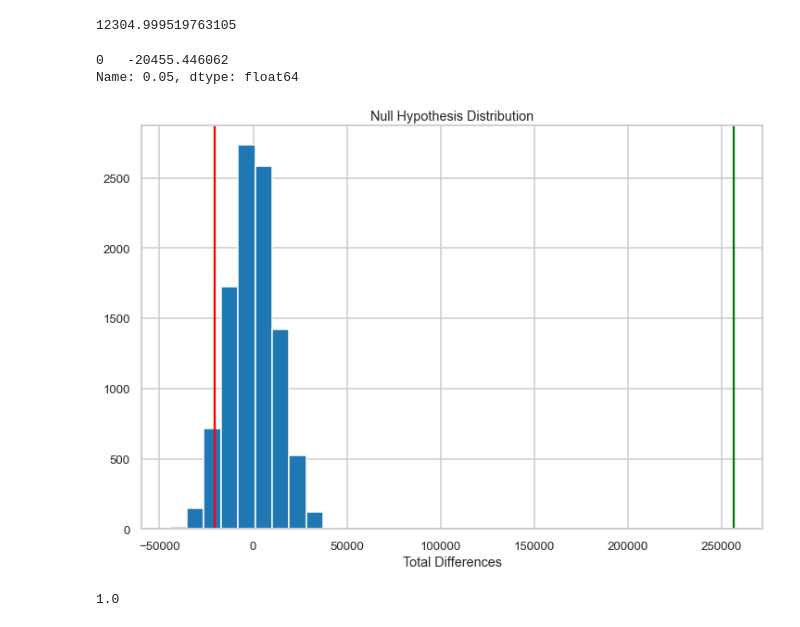
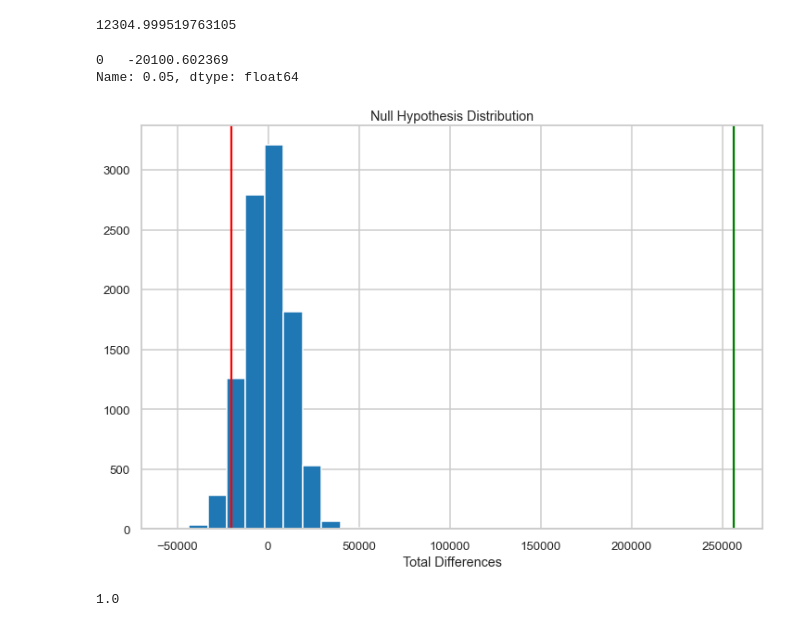
Before and after one commit to MahmoudAdel-hub/New_Product_Marketing_Method, a Jupyter notebook: ProfessionalDA.ipynb, the cells around one changed output. Drawn from its saved outputs; the diff is of its cells as text; code cells hidden in the pictures.

```diff
--- a/ProfessionalDA.ipynb
+++ b/ProfessionalDA.ipynb
@@ -323,22 +323,22 @@ np.std(differences)
 # %% [output]
 12304.999519763105
 # %%
-null = np.random.normal(0,12456.145025344704,size=10000)
+null = np.random.normal(0,12304.999519763105,size=10000)
 # %%
 pd.DataFrame(null).quantile(0.05)
 # %% [output]
-0   -20455.446062
+0   -20100.602369
 Name: 0.05, dtype: float64
 # %%
 plt.figure(figsize=(12,8))
 pd.DataFrame(null)[0].hist()
-plt.axvline(-20455.446062,color='red')
+plt.axvline(-20100.602369,color='red')
 plt.axvline(Sample_diff,color='green')
 plt.title('Null Hypothesis Distribution')
 plt.xlabel('Total Differences')
 plt.show()
 # %% [output]
-[figure, old version]
+[figure, new version]
 # %%
 pvalue = (null < Sample_diff).mean()
 pvalue
```
Also changed, not shown: parts of 2 cells of this notebook, 1 other file.
